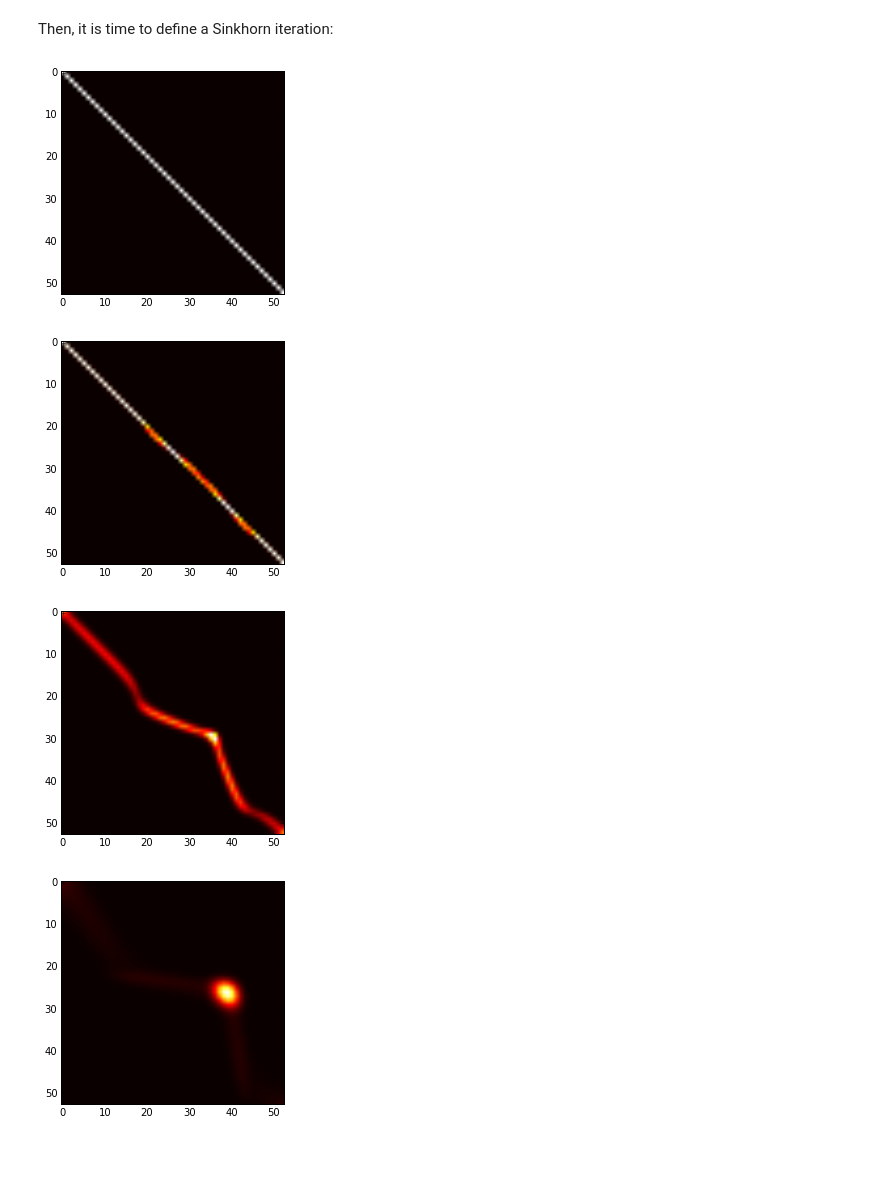
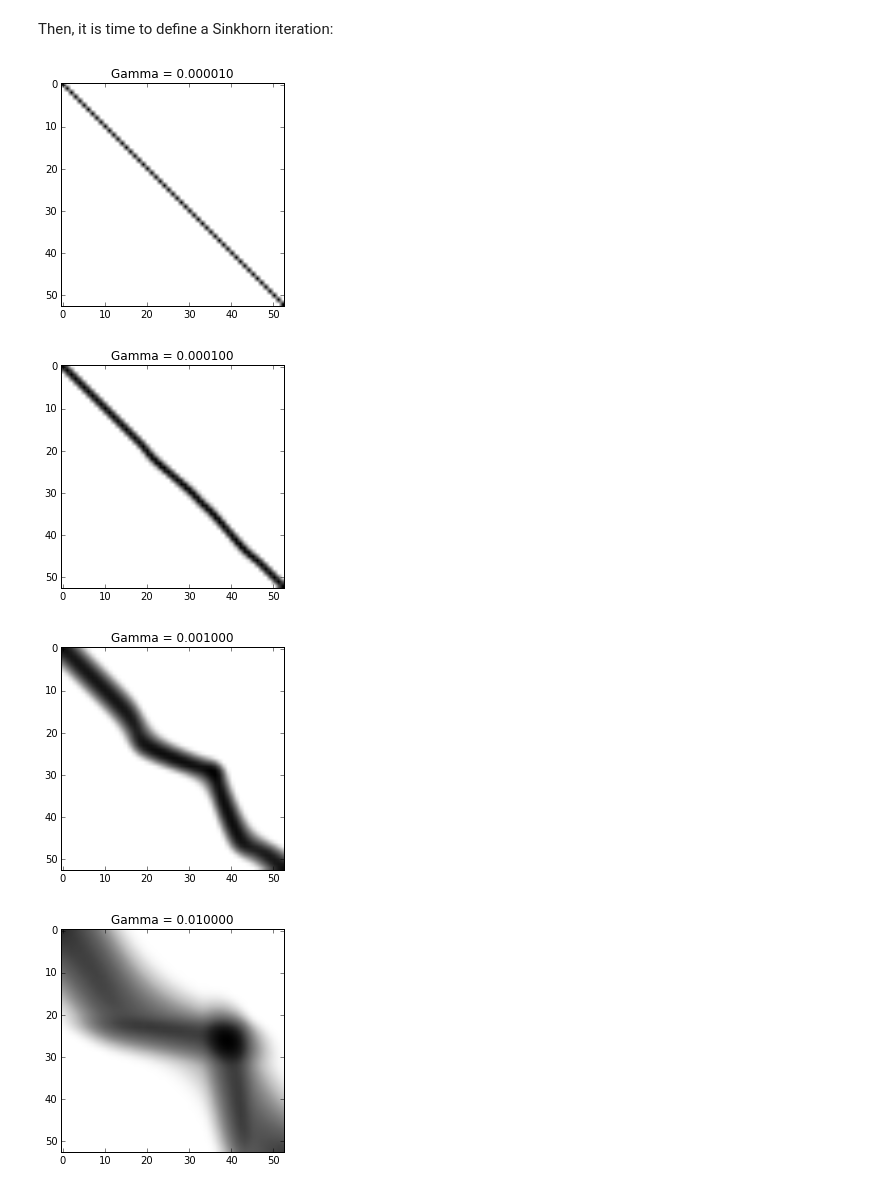
Before and after one commit to afcarl/Homework-1, a Jupyter notebook: pynb/regularized_ot.ipynb, the cells around one changed output. Cells and saved outputs as stored; diff of their text form; code cells hidden in the pictures; blank space fills up the shorter version.

Commit message:
Cleaned imports a bit and plots for varying gamma

```diff
--- a/pynb/regularized_ot.ipynb
+++ b/pynb/regularized_ot.ipynb
@@ -33,5 +33,5 @@ _ = pylab.xlim(0, n)
 [figure]
 # %%
 m = cdist(numpy.linspace(0, 1, n).reshape((-1, 1)), numpy.linspace(0, 1, n).reshape((-1, 1)))
-_ = pylab.imshow(m, cmap=pylab.cm.hot)
+_ = pylab.imshow(m, cmap=pylab.cm.Greys)
 # %% [output]
@@ -46,15 +46,16 @@ def one_iter(a, b, p, q, xi):
 # %%
 for gamma in [.00001, .0001, .001, .01, .1, 1.]:
     a = numpy.ones((n, 1))
     b = numpy.ones((n, 1))
     pylab.figure()
     xi = numpy.exp(-m ** 2 / gamma)
     for _ in range(10):
         a, b = one_iter(a, b, h1, h2, xi)
     pi = numpy.dot(numpy.dot(numpy.diagflat(a), xi), numpy.diagflat(b))
-    _ = pylab.imshow(pi, cmap=pylab.cm.hot)
+    _ = pylab.imshow(numpy.log(pi + 1e-6), cmap=pylab.cm.Greys)
+    _ = pylab.title("Gamma = %f" % gamma)
 # %% [output]
-[figure, old version]
+[figure, new version]
-[figure, old version]
+[figure, new version]
-[figure, old version]
+[figure, new version]
-[figure, old version]
+[figure, new version]
```
Also changed, not shown: parts of 2 cells of this notebook.
